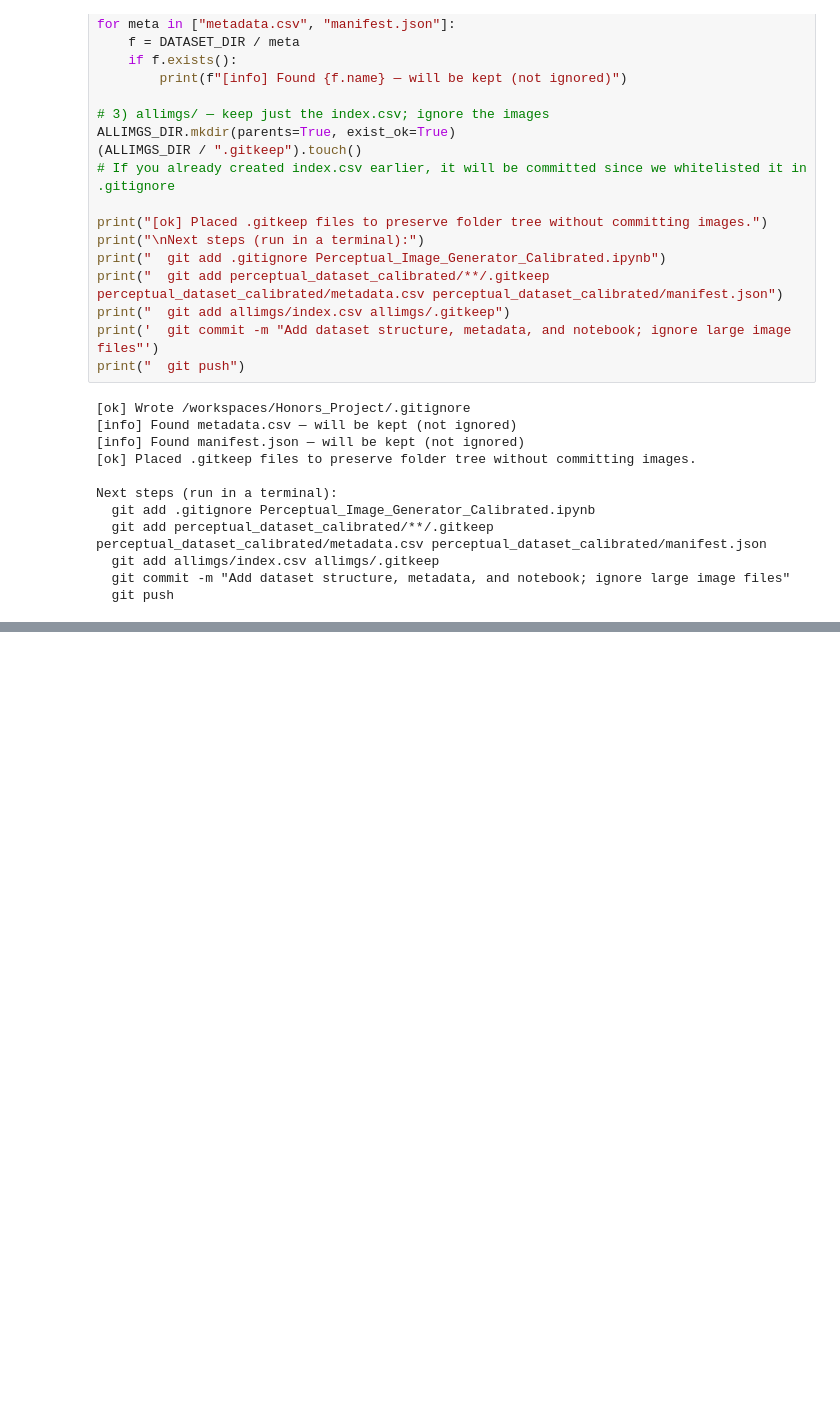
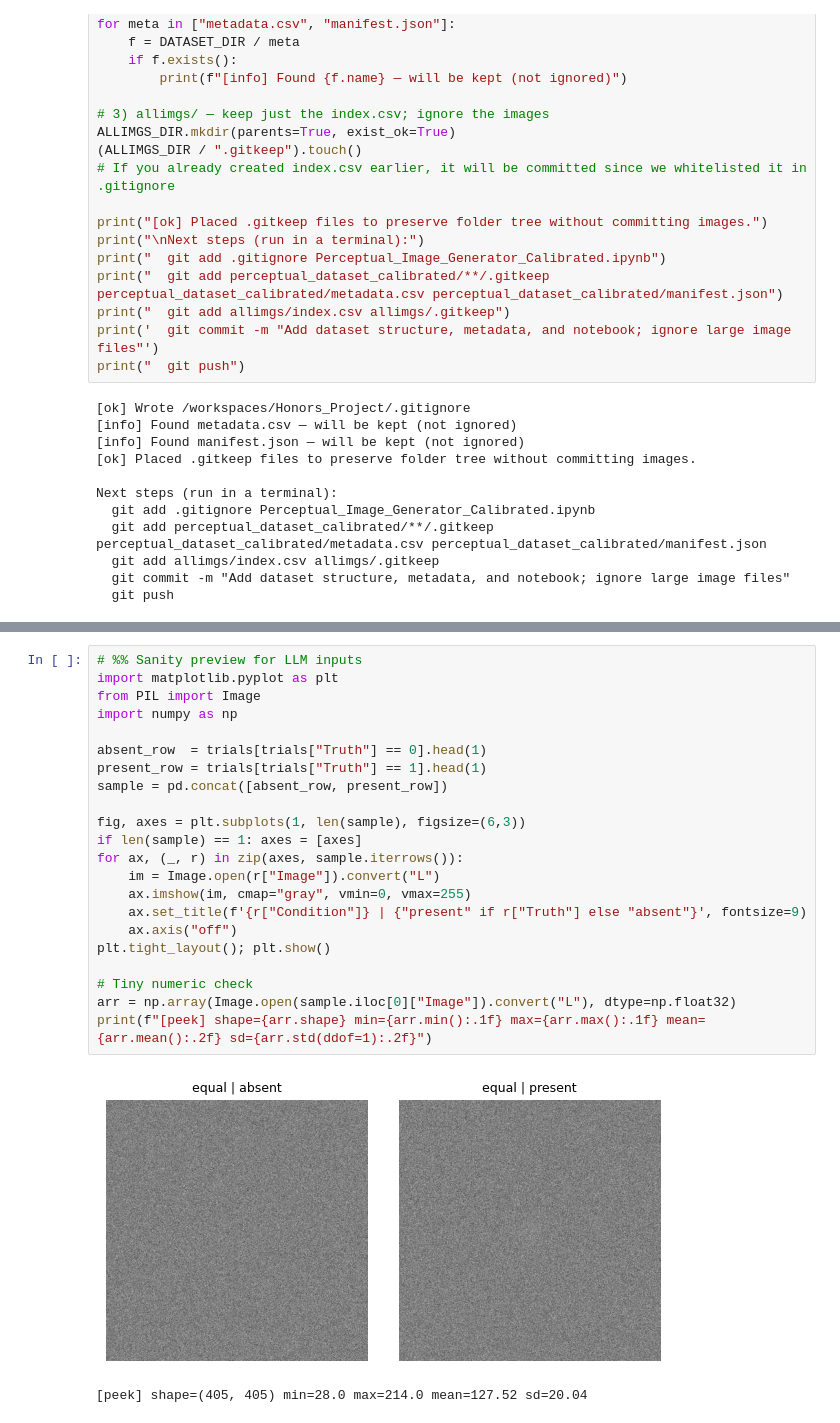
Before and after one commit to AdamRychtecky8/Honors_Project, a Jupyter notebook: Perceptual_Image_Generator_Calibrated.ipynb, the cells around one changed output, grey strips where cells are left out. Saved outputs shown, nothing was run; the diff lists cells and outputs as text; blank space fills up the shorter version.

```diff
--- a/Perceptual_Image_Generator_Calibrated.ipynb
+++ b/Perceptual_Image_Generator_Calibrated.ipynb
@@ -768,0 +804,25 @@ Next steps (run in a terminal):
+# %%
+# %% Sanity preview for LLM inputs
+import matplotlib.pyplot as plt
+from PIL import Image
+import numpy as np
+
+absent_row  = trials[trials["Truth"] == 0].head(1)
+present_row = trials[trials["Truth"] == 1].head(1)
+sample = pd.concat([absent_row, present_row])
+
+fig, axes = plt.subplots(1, len(sample), figsize=(6,3))
+if len(sample) == 1: axes = [axes]
+for ax, (_, r) in zip(axes, sample.iterrows()):
+    im = Image.open(r["Image"]).convert("L")
+    ax.imshow(im, cmap="gray", vmin=0, vmax=255)
+    ax.set_title(f'{r["Condition"]} | {"present" if r["Truth"] else "absent"}', fontsize=9)
+    ax.axis("off")
+plt.tight_layout(); plt.show()
+
+# Tiny numeric check
+arr = np.array(Image.open(sample.iloc[0]["Image"]).convert("L"), dtype=np.float32)
+print(f"[peek] shape={arr.shape} min={arr.min():.1f} max={arr.max():.1f} mean={arr.mean():.2f} sd={arr.std(ddof=1):.2f}")
+# %% [output]
+[figure, added]
+[peek] shape=(405, 405) min=28.0 max=214.0 mean=127.52 sd=20.04
```
Also changed, not shown: parts of 3 cells of this notebook, 8 other files.
